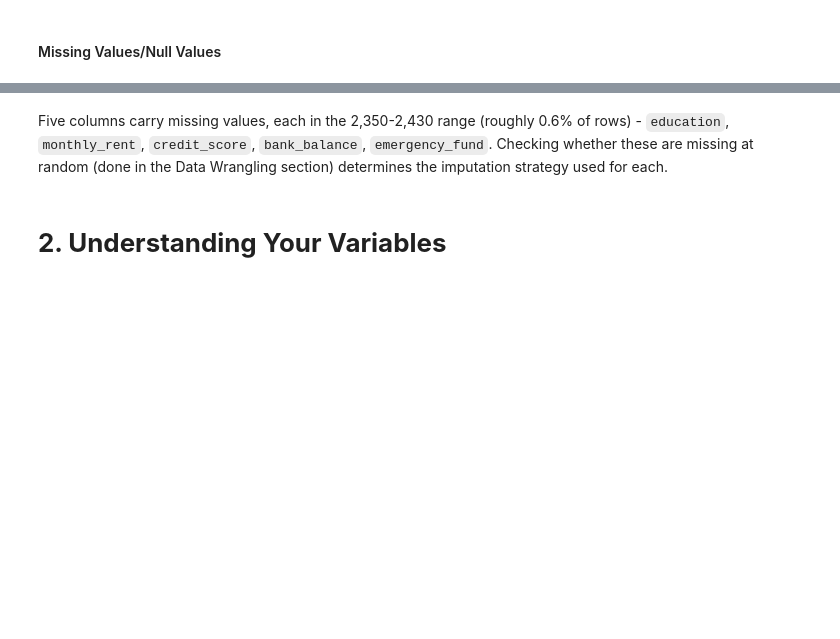
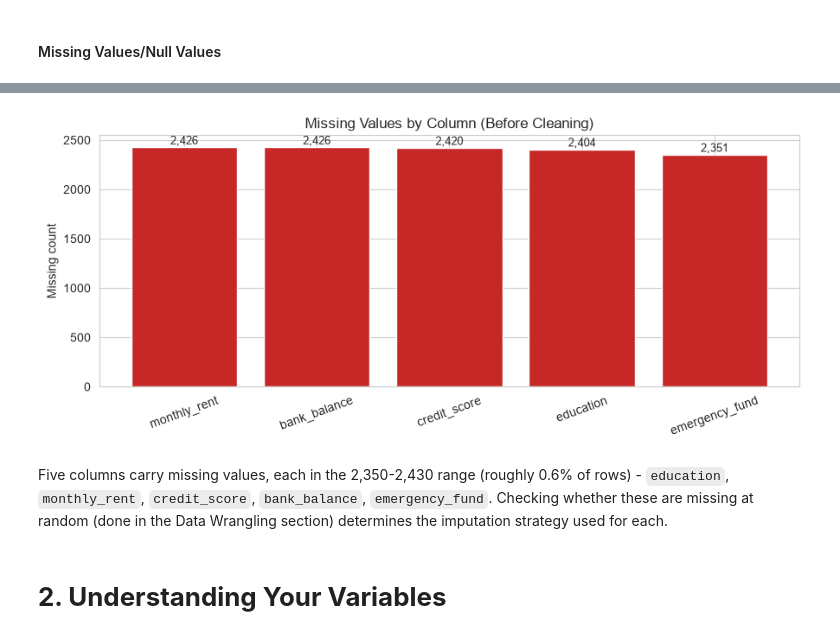
Before and after one commit to Mohit-1307/Loan-Eligibility-EMI-Predict-AI, a Jupyter notebook: notebooks/EMIPredict_AI_Model_Development.ipynb, the cells around one changed output, grey strips where cells are left out. Drawn from its saved outputs; the diff is of its cells as text; code cells hidden in the pictures; blank space fills up the shorter version.

```diff
--- a/notebooks/EMIPredict_AI_Model_Development.ipynb
+++ b/notebooks/EMIPredict_AI_Model_Development.ipynb
@@ -139,29 +177,59 @@ df.isnull().sum()[df.isnull().sum() > 0]
 # %%
 # Visualizing the missing values
 
 missing = df.isnull().sum()
 
 missing = missing[missing > 0].sort_values(ascending = False)
 
 plt.figure(figsize = (9, 4))
 
-bars = plt.bar(missing.index, missing.values, color = '#C62828')
+bars = plt.bar(
+
+    missing.index,
+
+    missing.values,
+
+    color = '#C62828'
+
+)
 
 for b in bars:
 
-    plt.text(b.get_x() + b.get_width() / 2, b.get_height() + 30, f'{int(b.get_height()):,}', ha = 'center', fontsize = 9)
+    plt.text(
+
+        b.get_x() + b.get_width() / 2,
+
+        b.get_height() + 30,
+
+        f'{int(b.get_height()):,}',
+
+        ha = 'center',
+
+        fontsize = 9
+
+    )
 
 plt.title("Missing Values by Column (Before Cleaning)")
 
 plt.ylabel("Missing count")
 
 plt.xticks(rotation = 20)
 
 plt.tight_layout()
 
-plt.savefig("images/missing_values_before_cleaning.png", dpi = 300, bbox_inches = "tight")
+plt.savefig(
+
+    "images/missing_values_before_cleaning.png",
+
+    dpi = 300,
+
+    bbox_inches = "tight"
+
+)
 
 plt.show()
+# %% [output]
+[figure, added]
 # %% [markdown]
 Five columns carry missing values, each in the 2,350-2,430 range (roughly 0.6% of rows) - `education`, `monthly_rent`, `credit_score`, `bank_balance`, `emergency_fund`. Checking whether these are missing at random (done in the Data Wrangling section) determines the imputation strategy used for each.
 # %% [markdown]
```
Also changed, not shown: parts of 100 cells of this notebook, 26 other files.
